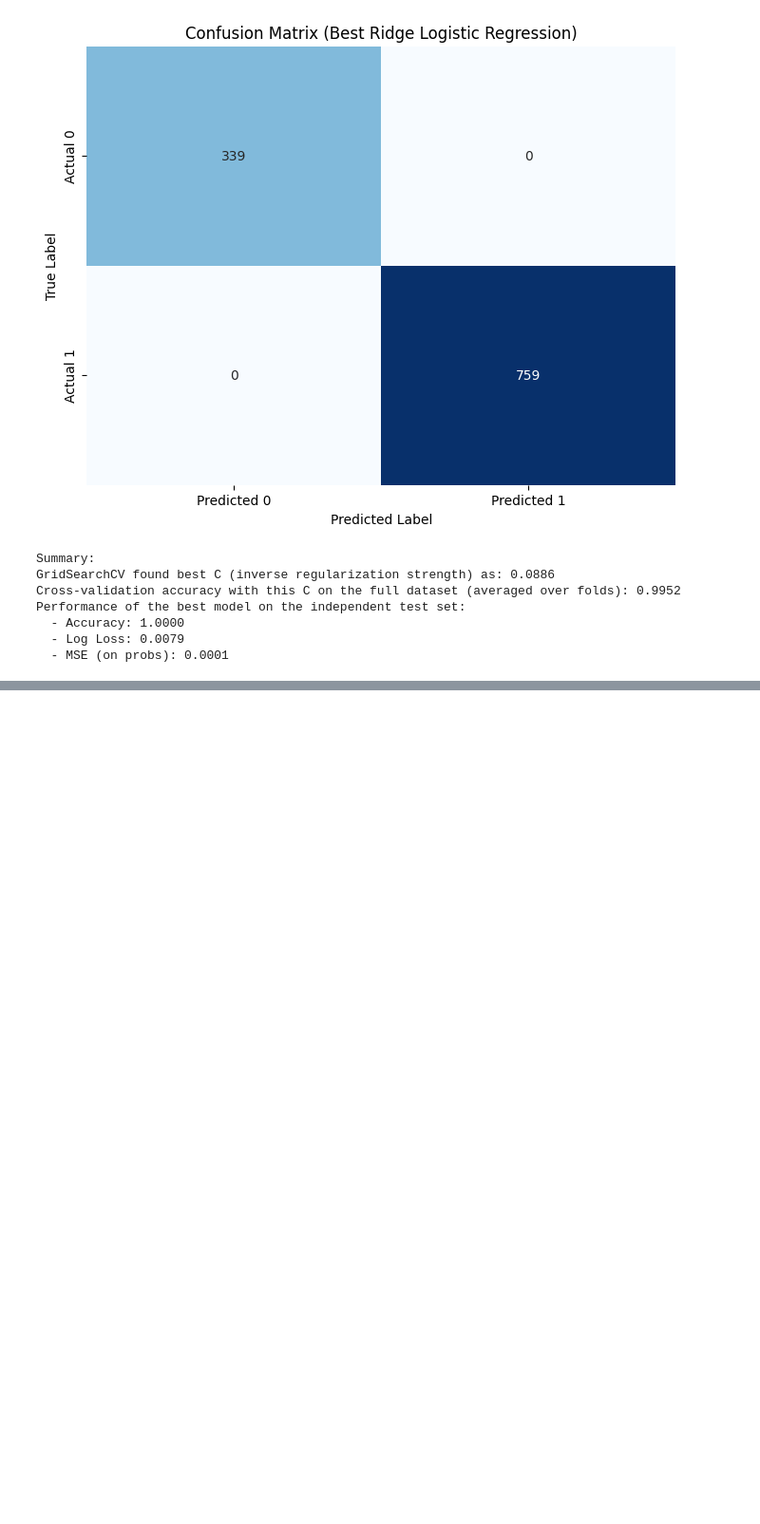
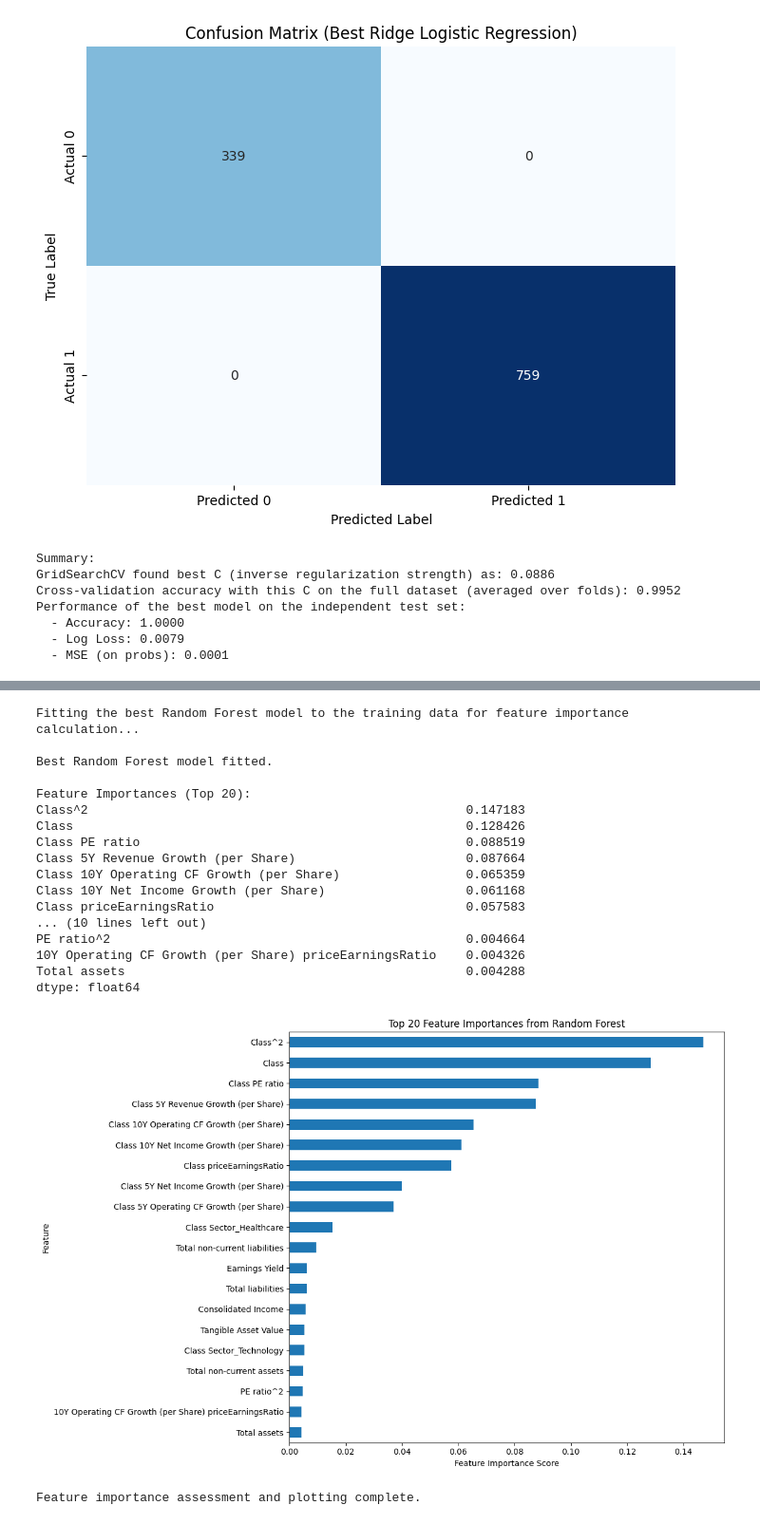
Before and after one commit to HemenDishri/CARLA, a Jupyter notebook: Machine_learning_Final_LBS.ipynb, the cells around one changed output, grey strips where cells are left out. Shown at 95% size. Drawn from its saved outputs; the diff is of its cells as text; code cells hidden in the pictures; blank space fills up the shorter version.

```diff
--- a/Machine_learning_Final_LBS.ipynb
+++ b/Machine_learning_Final_LBS.ipynb
@@ -1440,0 +1752,69 @@ Shape of y_test: (879,)
+# %%
+# prompt: Asses the feature importance fo the variables and plot it.
+
+# Re-initialize Random Forest Classifier with the best parameters found
+best_rf_model_fitted = RandomForestClassifier(**best_params_rf, random_state=42)
+
+# Fit the best model on the training data (X_train_all, y_train_all)
+print("\nFitting the best Random Forest model to the training data for feature importance calculation...")
+best_rf_model_fitted.fit(X_train_all, y_train_all)
+
+print("\nBest Random Forest model fitted.")
+
+# Get feature importances from the fitted model
+# The feature_importances_ attribute is available after fitting tree-based models
+feature_importances = best_rf_model_fitted.feature_importances_
+
+# Get the names of the features
+# Use the columns from X_train_all as the feature names
+feature_names = X_train_all.columns
+
+# Create a pandas Series for easier handling and sorting
+importance_series = pd.Series(feature_importances, index=feature_names)
+
+# Sort the features by importance in descending order
+sorted_importance = importance_series.sort_values(ascending=False)
+
+print("\nFeature Importances (Top 20):")
+print(sorted_importance.head(20))
+
+# Plot the feature importances (e.g., top N features)
+n_top_features = 20 # You can adjust this number
+
+plt.figure(figsize=(12, 8))
+sorted_importance.head(n_top_features).plot(kind='barh')
+plt.xlabel('Feature Importance Score')
+plt.ylabel('Feature')
+plt.title(f'Top {n_top_features} Feature Importances from Random Forest')
+plt.gca().invert_yaxis() # Display the most important at the top
+plt.tight_layout()
+plt.show()
+
+print("\nFeature importance assessment and plotting complete.")
+
+# Interpretation:
+# - The bar plot shows the relative importance of each feature in the Random Forest model's decision-making process.
+# - Features with higher bars (larger importance scores) contributed more significantly to the model's predictions.
+# - The list of sorted importances gives the exact scores.
+# - This analysis helps identify which variables were most influential for the model to predict the binary target (price increase or not).
+# - These important features might be good candidates for further investigation or for building simpler models.
+# %% [output]
+Fitting the best Random Forest model to the training data for feature importance calculation...
+
+Best Random Forest model fitted.
+
+Feature Importances (Top 20):
+Class^2                                                   0.147183
+Class                                                     0.128426
+Class PE ratio                                            0.088519
+Class 5Y Revenue Growth (per Share)                       0.087664
+Class 10Y Operating CF Growth (per Share)                 0.065359
+Class 10Y Net Income Growth (per Share)                   0.061168
+Class priceEarningsRatio                                  0.057583
+... (10 lines left out)
+PE ratio^2                                                0.004664
+10Y Operating CF Growth (per Share) priceEarningsRatio    0.004326
+Total assets                                              0.004288
+dtype: float64
+[figure, added]
+Feature importance assessment and plotting complete.
```
Also changed, not shown: parts of 32 cells of this notebook.
